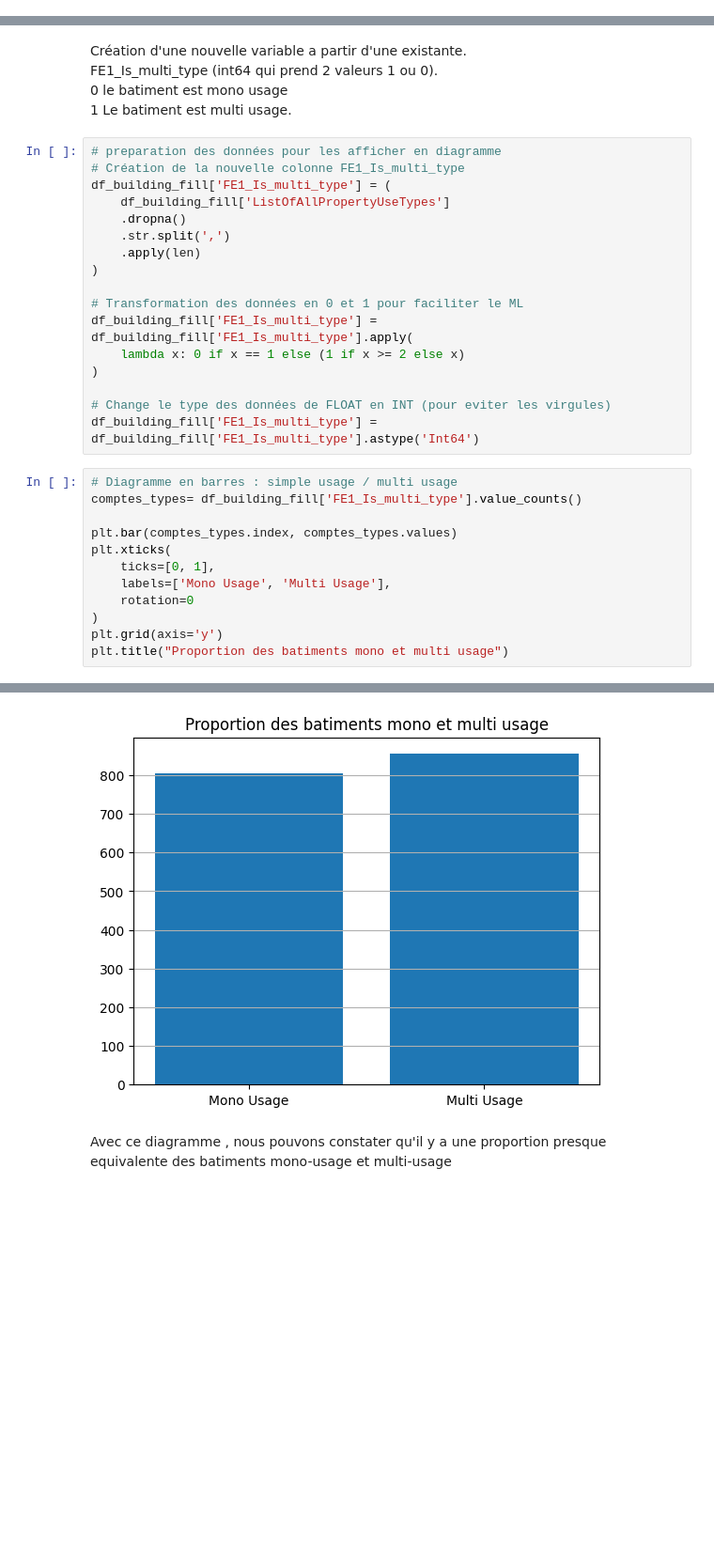
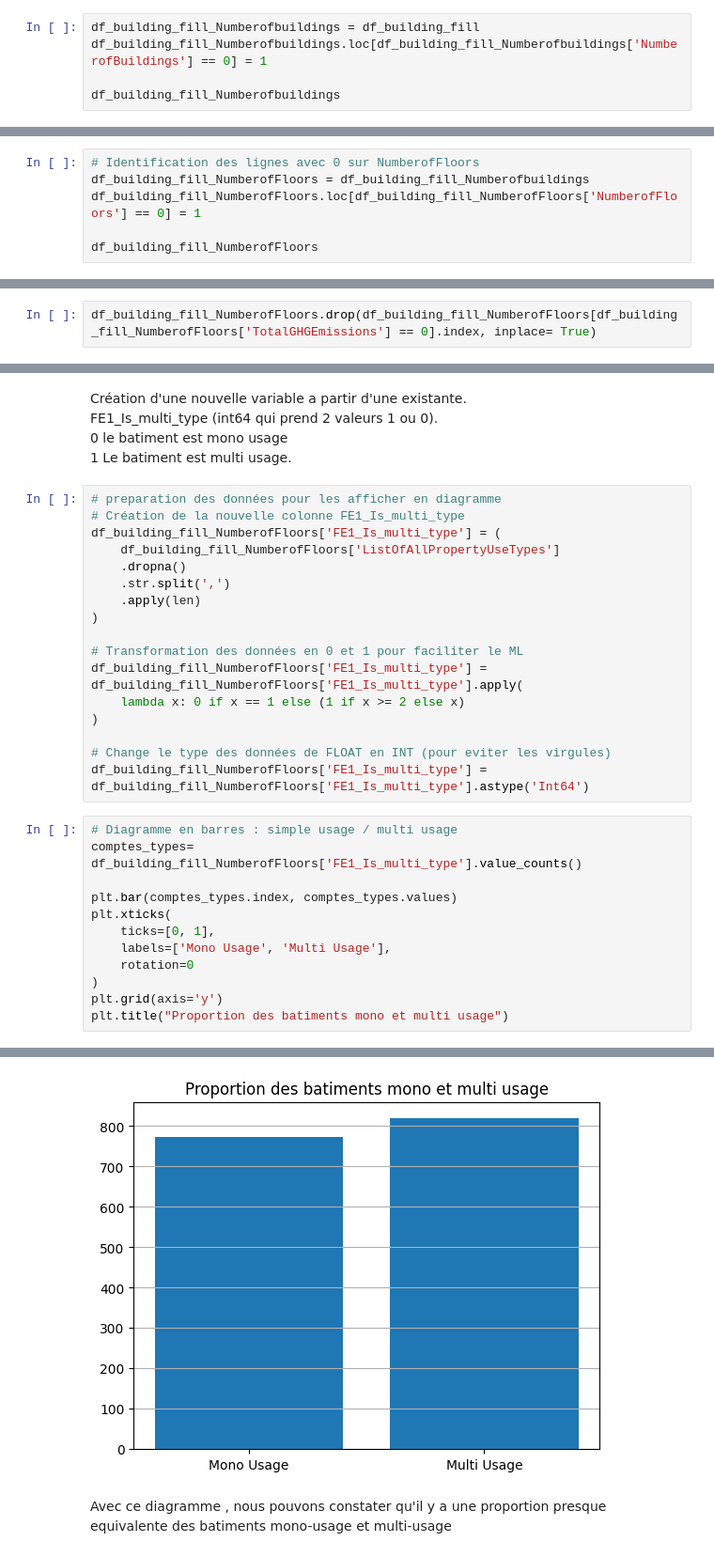
Before and after one commit to DavidRichomme/OC_P3_Anticipez_les_besoins_en_consommation_de_batiments, a Jupyter notebook: P3_template_modelistation_supervisee_data_scientist.ipynb, the cells around one changed output, grey strips where cells are left out. Shown at 94% size. Saved outputs shown, nothing was run; the diff lists cells and outputs as text; blank space fills up the shorter version.

```diff
--- a/P3_template_modelistation_supervisee_data_scientist.ipynb
+++ b/P3_template_modelistation_supervisee_data_scientist.ipynb
@@ -733,0 +856,5 @@ df_building_fill.describe()
+# %%
+df_building_fill_Numberofbuildings = df_building_fill
+df_building_fill_Numberofbuildings.loc[df_building_fill_Numberofbuildings['NumberofBuildings'] == 0] = 1
+
+df_building_fill_Numberofbuildings
@@ -733,0 +877,6 @@ df_building_fill.describe()
+# %%
+# Identification des lignes avec 0 sur NumberofFloors
+df_building_fill_NumberofFloors = df_building_fill_Numberofbuildings
+df_building_fill_NumberofFloors.loc[df_building_fill_NumberofFloors['NumberofFloors'] == 0] = 1
+
+df_building_fill_NumberofFloors
@@ -733,0 +903,2 @@ df_building_fill.describe()
+# %%
+df_building_fill_NumberofFloors.drop(df_building_fill_NumberofFloors[df_building_fill_NumberofFloors['TotalGHGEmissions'] == 0].index, inplace= True)
@@ -771,35 +979,35 @@ FE1_Is_multi_type (int64 qui prend 2 valeurs 1 ou 0).
 # %%
 # preparation des données pour les afficher en diagramme
 # Création de la nouvelle colonne FE1_Is_multi_type
-df_building_fill['FE1_Is_multi_type'] = (
-    df_building_fill['ListOfAllPropertyUseTypes']
+df_building_fill_NumberofFloors['FE1_Is_multi_type'] = (
+    df_building_fill_NumberofFloors['ListOfAllPropertyUseTypes']
     .dropna()
     .str.split(',')
     .apply(len)
 )
 
 # Transformation des données en 0 et 1 pour faciliter le ML
-df_building_fill['FE1_Is_multi_type'] = df_building_fill['FE1_Is_multi_type'].apply(
+df_building_fill_NumberofFloors['FE1_Is_multi_type'] = df_building_fill_NumberofFloors['FE1_Is_multi_type'].apply(
     lambda x: 0 if x == 1 else (1 if x >= 2 else x)
 )
 
 # Change le type des données de FLOAT en INT (pour eviter les virgules)
-df_building_fill['FE1_Is_multi_type'] = df_building_fill['FE1_Is_multi_type'].astype('Int64')
+df_building_fill_NumberofFloors['FE1_Is_multi_type'] = df_building_fill_NumberofFloors['FE1_Is_multi_type'].astype('Int64')
 # %%
 # Diagramme en barres : simple usage / multi usage
-comptes_types= df_building_fill['FE1_Is_multi_type'].value_counts()
+comptes_types= df_building_fill_NumberofFloors['FE1_Is_multi_type'].value_counts()
 
 plt.bar(comptes_types.index, comptes_types.values)
 plt.xticks(
     ticks=[0, 1],
     labels=['Mono Usage', 'Multi Usage'],
     rotation=0
 )
 plt.grid(axis='y')
 plt.title("Proportion des batiments mono et multi usage")
 # %% [output]
 Text(0.5, 1.0, 'Proportion des batiments mono et multi usage')
-[figure, old version]
+[figure, new version]
 # %% [markdown]
 Avec ce diagramme , nous pouvons constater qu'il y a une proportion presque equivalente des batiments mono-usage et multi-usage
 # %%
```
Also changed, not shown: parts of 62 cells of this notebook, 6 other files.
